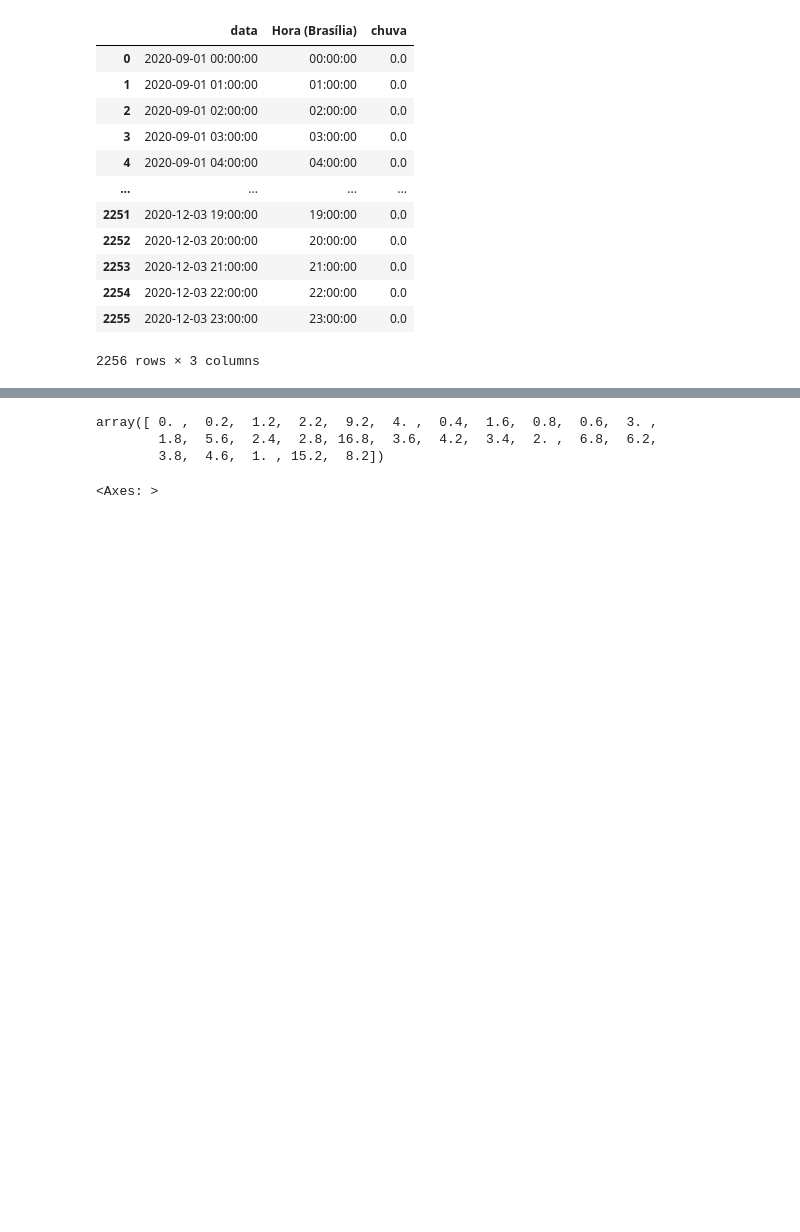
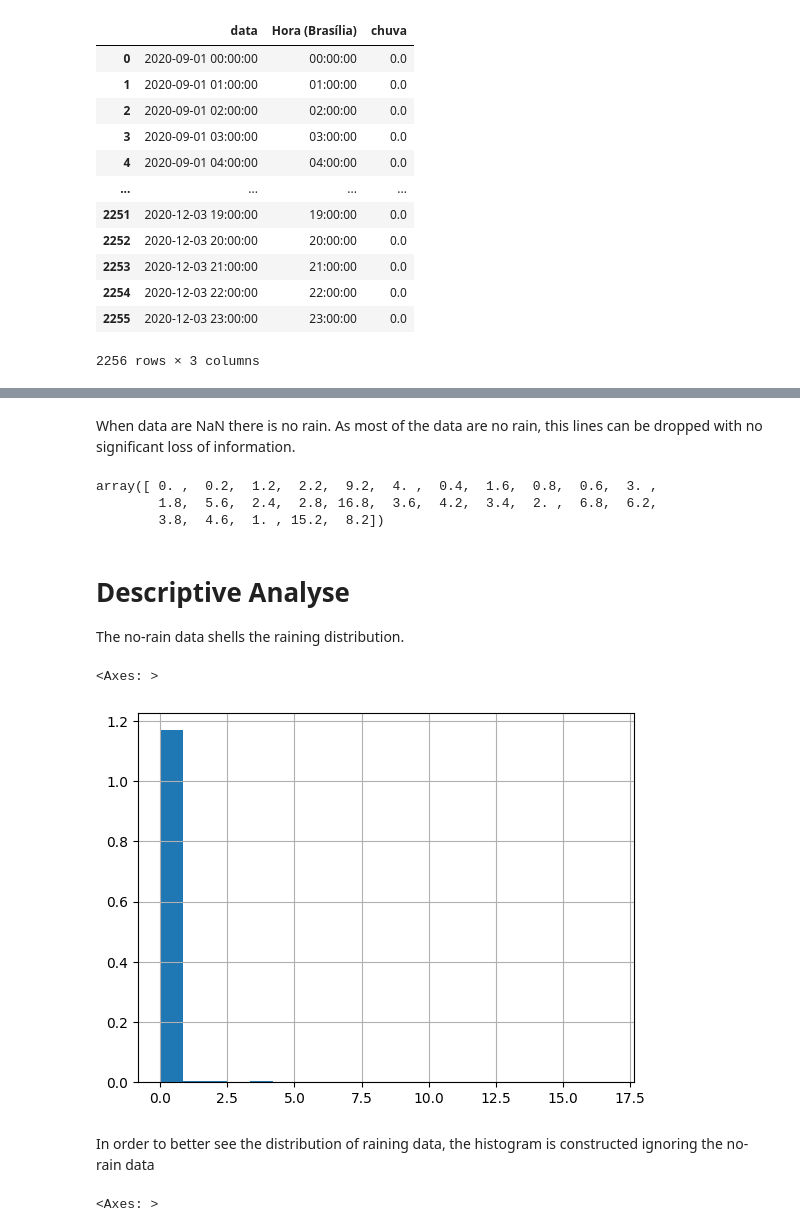
Before and after one commit to FollowingTheRabbit/Rain, a Jupyter notebook: src/analyse.ipynb, the cells around one changed output, grey strips where cells are left out. Drawn from its saved outputs; the diff is of its cells as text; code cells hidden in the pictures; blank space fills up the shorter version.

```diff
--- a/src/analyse.ipynb
+++ b/src/analyse.ipynb
@@ -80,3 +108,5 @@ dados_df = pd.merge(sensor_df,estacao_df[['data','chuva']], on='data')
+# %% [markdown]
+When data are NaN there is no rain. As most of the data are no rain, this lines can be dropped with no significant loss of information.
 # %%
 dados_df.dropna(inplace=True)
 # %%
@@ -85,4 +115,14 @@ dados_df.chuva.unique()
 array([ 0. ,  0.2,  1.2,  2.2,  9.2,  4. ,  0.4,  1.6,  0.8,  0.6,  3. ,
         1.8,  5.6,  2.4,  2.8, 16.8,  3.6,  4.2,  3.4,  2. ,  6.8,  6.2,
         3.8,  4.6,  1. , 15.2,  8.2])
+# %% [markdown]
+# Descriptive Analyse
+The no-rain data shells the raining distribution.
+# %%
+dados_df.chuva.hist(density=True, bins=20)
+# %% [output]
+<Axes: >
+[figure, added]
+# %% [markdown]
+In order to better see the distribution of raining data, the histogram is constructed ignoring the no-rain data
 # %%
```
Also changed, not shown: parts of 37 cells of this notebook.
